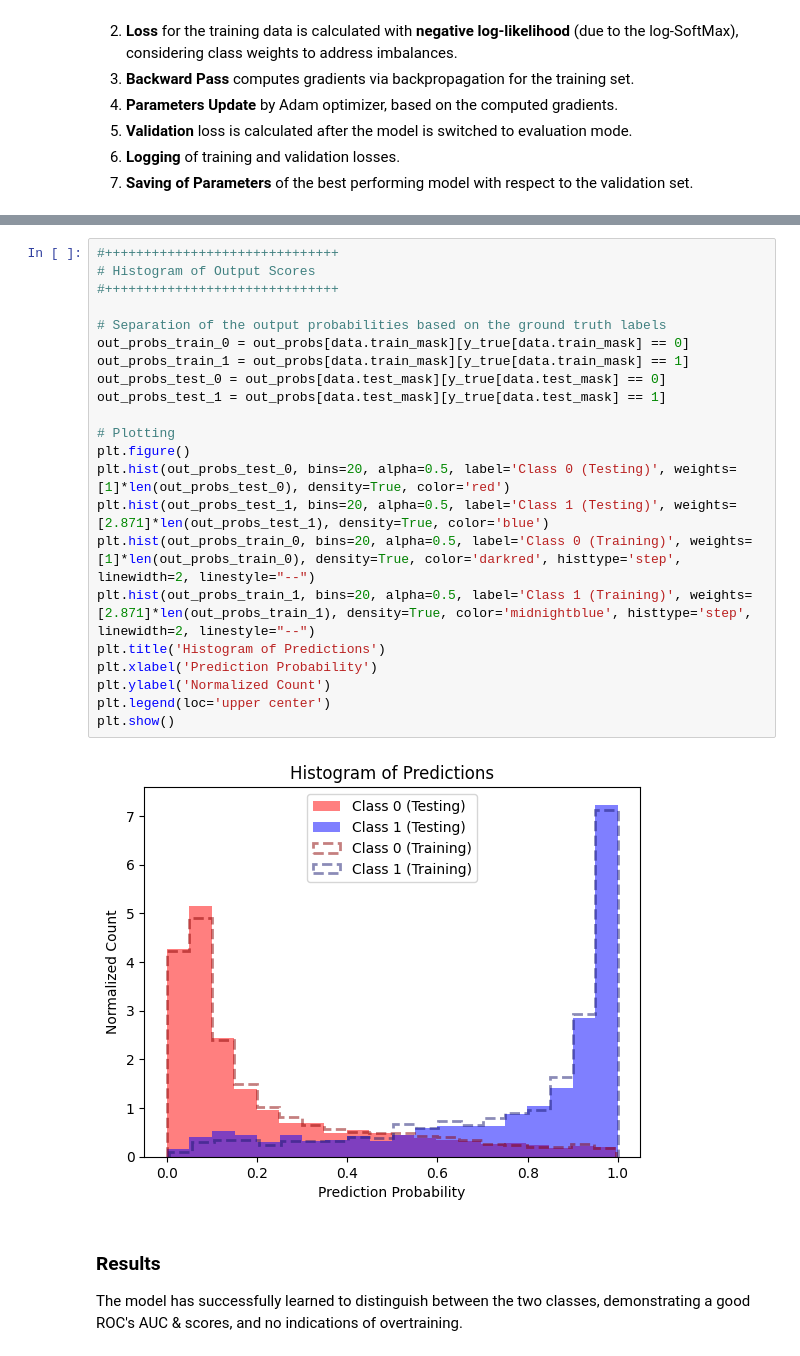
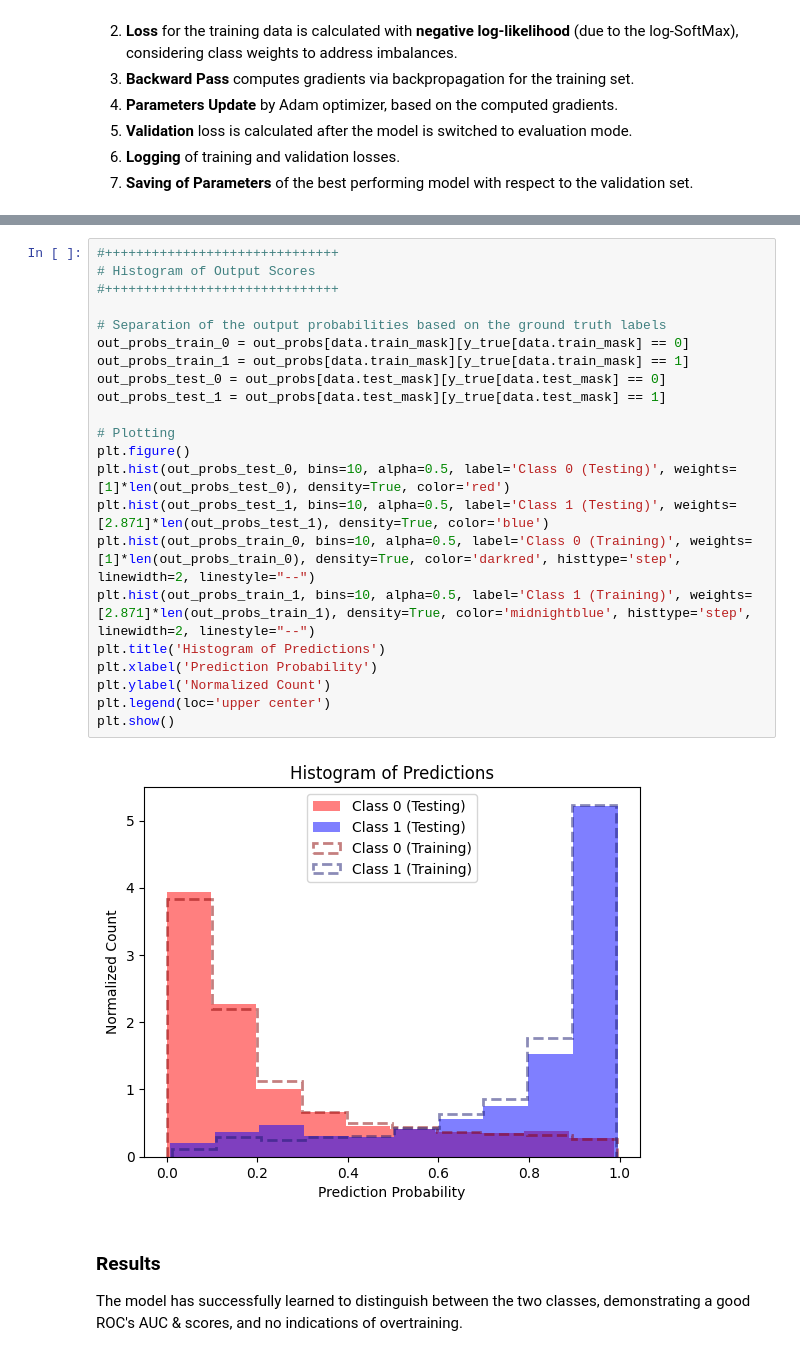
Before and after one commit to grb-bo/github-attention, a Jupyter notebook: attention_for_github.ipynb, the cells around one changed output, grey strips where cells are left out. Drawn from its saved outputs; the diff is of its cells as text.

```diff
--- a/attention_for_github.ipynb
+++ b/attention_for_github.ipynb
@@ -634,27 +634,27 @@ plt.show()
 # %%
 #++++++++++++++++++++++++++++++
 # Histogram of Output Scores
 #++++++++++++++++++++++++++++++
 
 # Separation of the output probabilities based on the ground truth labels
 out_probs_train_0 = out_probs[data.train_mask][y_true[data.train_mask] == 0]
 out_probs_train_1 = out_probs[data.train_mask][y_true[data.train_mask] == 1]
 out_probs_test_0 = out_probs[data.test_mask][y_true[data.test_mask] == 0]
 out_probs_test_1 = out_probs[data.test_mask][y_true[data.test_mask] == 1]
 
 # Plotting
 plt.figure()
-plt.hist(out_probs_test_0, bins=20, alpha=0.5, label='Class 0 (Testing)', weights=[1]*len(out_probs_test_0), density=True, color='red')
-plt.hist(out_probs_test_1, bins=20, alpha=0.5, label='Class 1 (Testing)', weights=[2.871]*len(out_probs_test_1), density=True, color='blue')
-plt.hist(out_probs_train_0, bins=20, alpha=0.5, label='Class 0 (Training)', weights=[1]*len(out_probs_train_0), density=True, color='darkred', histtype='step', linewidth=2, linestyle="--")
-plt.hist(out_probs_train_1, bins=20, alpha=0.5, label='Class 1 (Training)', weights=[2.871]*len(out_probs_train_1), density=True, color='midnightblue', histtype='step', linewidth=2, linestyle="--")
+plt.hist(out_probs_test_0, bins=10, alpha=0.5, label='Class 0 (Testing)', weights=[1]*len(out_probs_test_0), density=True, color='red')
+plt.hist(out_probs_test_1, bins=10, alpha=0.5, label='Class 1 (Testing)', weights=[2.871]*len(out_probs_test_1), density=True, color='blue')
+plt.hist(out_probs_train_0, bins=10, alpha=0.5, label='Class 0 (Training)', weights=[1]*len(out_probs_train_0), density=True, color='darkred', histtype='step', linewidth=2, linestyle="--")
+plt.hist(out_probs_train_1, bins=10, alpha=0.5, label='Class 1 (Training)', weights=[2.871]*len(out_probs_train_1), density=True, color='midnightblue', histtype='step', linewidth=2, linestyle="--")
 plt.title('Histogram of Predictions')
 plt.xlabel('Prediction Probability')
 plt.ylabel('Normalized Count')
 plt.legend(loc='upper center')
 plt.show()
 # %% [output]
-[figure, old version]
+[figure, new version]
 # %% [markdown]
 ### Results
 
```
Also changed, not shown: parts of 5 cells of this notebook, 1 other file.
